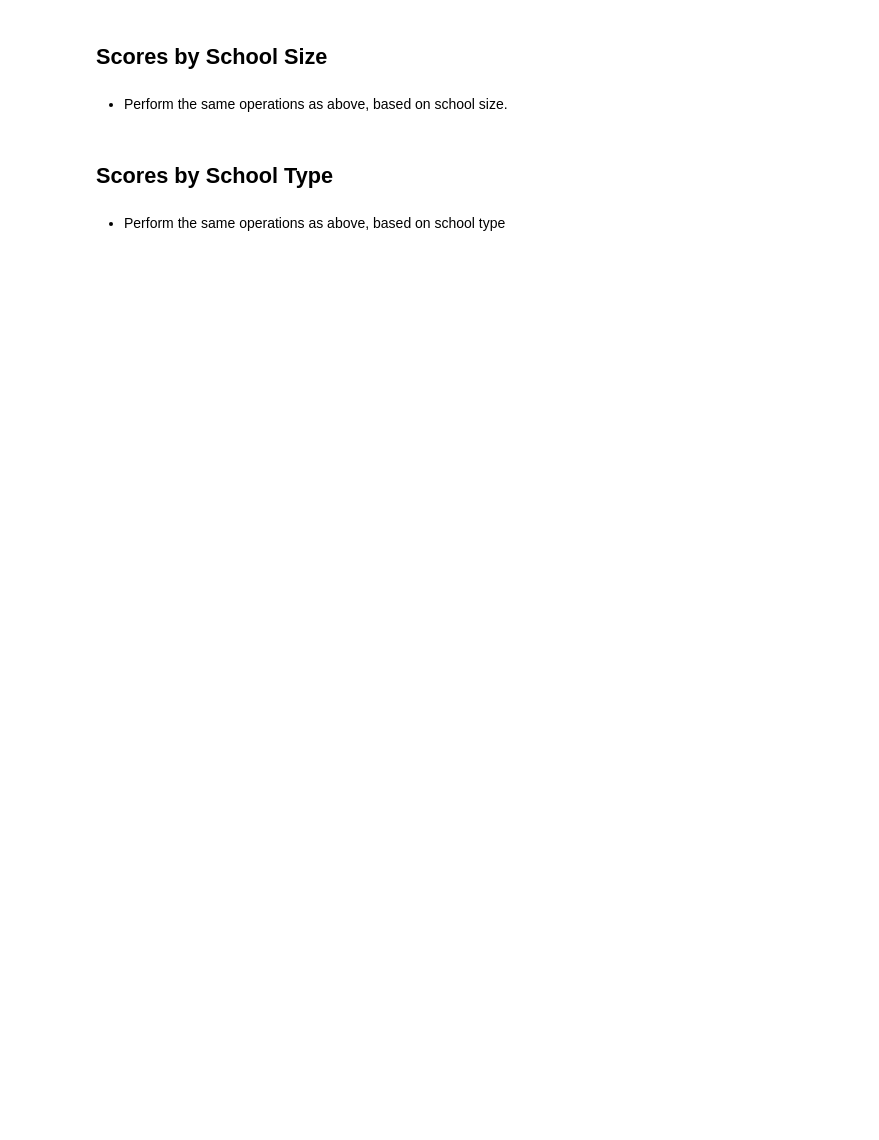
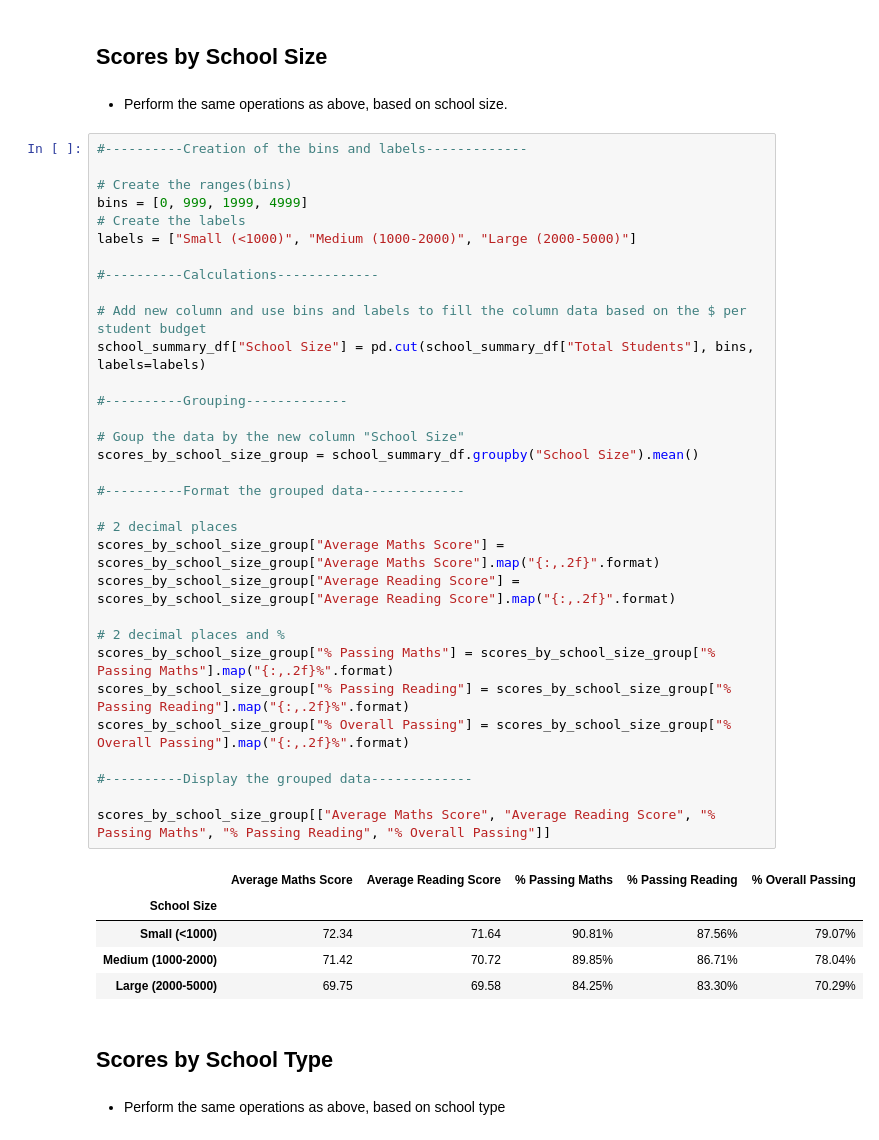
Before and after one commit to joshmartin33/pandas-challenge, a Jupyter notebook: PyCitySchools/PyCitySchools.ipynb, the cells around one changed output. Saved outputs shown, nothing was run; the diff lists cells and outputs as text; blank space fills up the shorter version.

```diff
--- a/PyCitySchools/PyCitySchools.ipynb
+++ b/PyCitySchools/PyCitySchools.ipynb
@@ -419,6 +481,44 @@ reading_score_by_year_df
 ## Scores by School Size
 # %% [markdown]
 * Perform the same operations as above, based on school size.
+# %%
+#----------Creation of the bins and labels-------------
+
+# Create the ranges(bins)
+bins = [0, 999, 1999, 4999]
+# Create the labels
+labels = ["Small (<1000)", "Medium (1000-2000)", "Large (2000-5000)"]
+
+#----------Calculations-------------
+
+# Add new column and use bins and labels to fill the column data based on the $ per student budget
+school_summary_df["School Size"] = pd.cut(school_summary_df["Total Students"], bins, labels=labels)
+
+#----------Grouping-------------
+
+# Goup the data by the new column "School Size"
+scores_by_school_size_group = school_summary_df.groupby("School Size").mean()
+
+#----------Format the grouped data-------------
+
+# 2 decimal places
+scores_by_school_size_group["Average Maths Score"] = scores_by_school_size_group["Average Maths Score"].map("{:,.2f}".format)
+scores_by_school_size_group["Average Reading Score"] = scores_by_school_size_group["Average Reading Score"].map("{:,.2f}".format)
+
+# 2 decimal places and %
+scores_by_school_size_group["% Passing Maths"] = scores_by_school_size_group["% Passing Maths"].map("{:,.2f}%".format)
+scores_by_school_size_group["% Passing Reading"] = scores_by_school_size_group["% Passing Reading"].map("{:,.2f}%".format)
+scores_by_school_size_group["% Overall Passing"] = scores_by_school_size_group["% Overall Passing"].map("{:,.2f}%".format)
+
+#----------Display the grouped data-------------
+
+scores_by_school_size_group[["Average Maths Score", "Average Reading Score", "% Passing Maths", "% Passing Reading", "% Overall Passing"]]
+# %% [output]
+|  | Average Maths Score | Average Reading Score | % Passing Maths | % Passing Reading | % Overall Passing |
+| School Size |  |  |  |  |  |
+| Small (<1000) | 72.34 | 71.64 | 90.81% | 87.56% | 79.07% |
+| Medium (1000-2000) | 71.42 | 70.72 | 89.85% | 86.71% | 78.04% |
+| Large (2000-5000) | 69.75 | 69.58 | 84.25% | 83.30% | 70.29% |
 # %% [markdown]
 ## Scores by School Type
 # %% [markdown]
```
Also changed, not shown: parts of 7 cells of this notebook.
